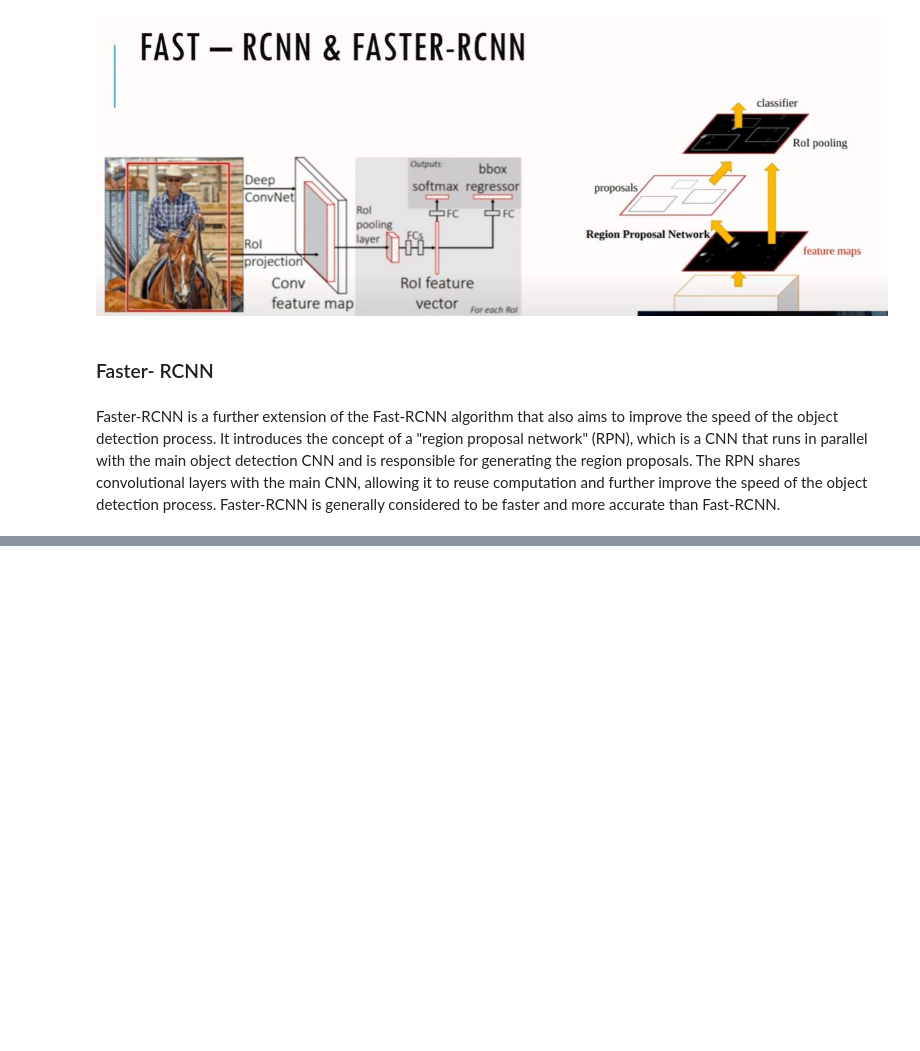
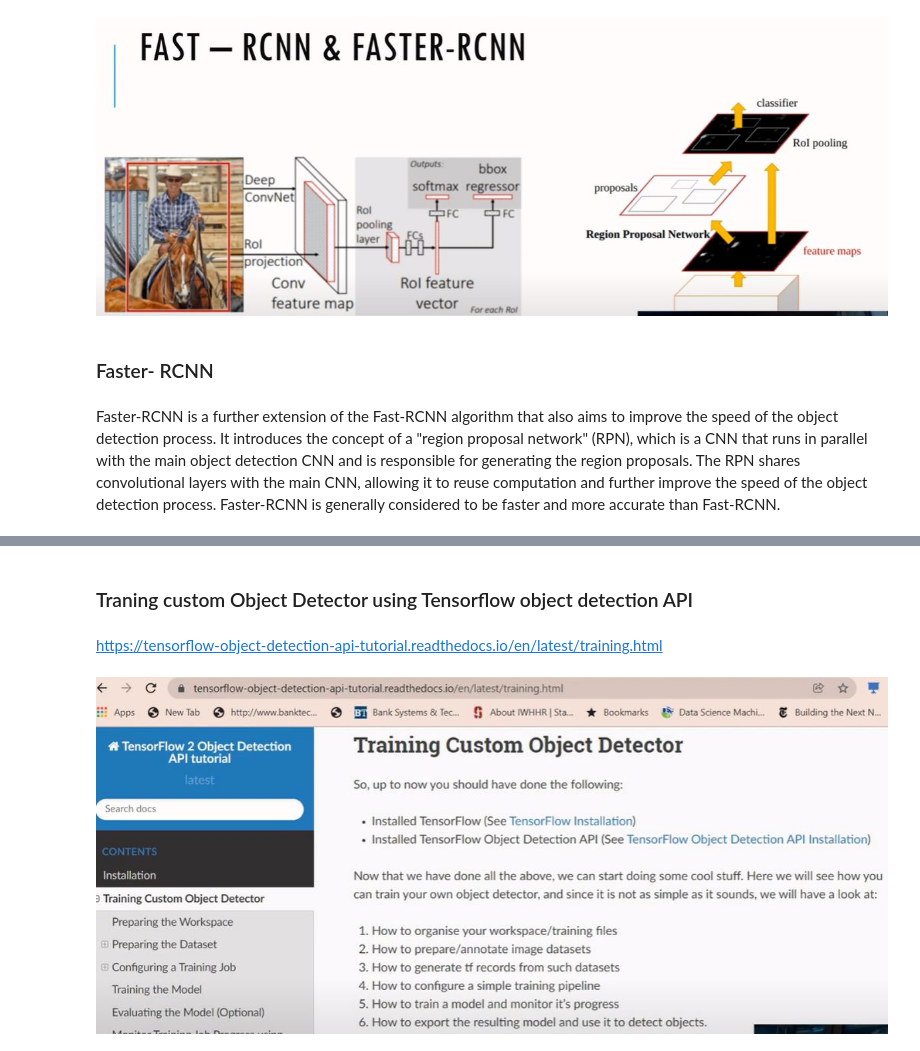
Before and after one commit to ijazkhan101/Computer-Vision-pothole-detector, a Jupyter notebook: building_a_road_pothole_detector.ipynb, the cells around one changed output, grey strips where cells are left out. Saved outputs shown, nothing was run; the diff lists cells and outputs as text; code cells hidden in the pictures; blank space fills up the shorter version.

Commit message:
Training Custom Object Detector
Training Custom Object Detector

```diff
--- a/building_a_road_pothole_detector.ipynb
+++ b/building_a_road_pothole_detector.ipynb
@@ -75,0 +117,9 @@ Faster-RCNN is a further extension of the Fast-RCNN algorithm that also aims to
+# %% [markdown]
+### Traning custom Object Detector using Tensorflow object detection API
+# %% [markdown]
+https://tensorflow-object-detection-api-tutorial.readthedocs.io/en/latest/training.html
+# %%
+from IPython.display import Image
+Image(filename='11-tensorflow-object.JPG')
+# %% [output]
+[figure, added]
```
Also changed, not shown: parts of 9 cells of this notebook, 4 other files.
